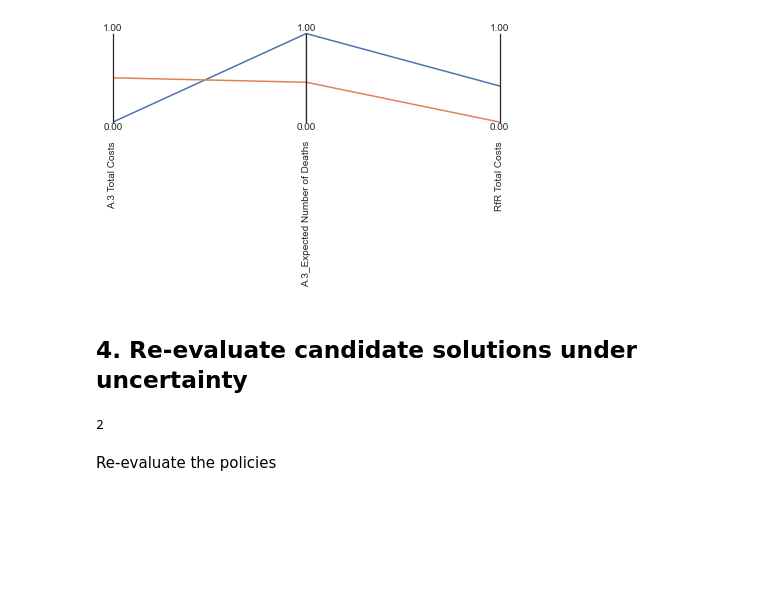
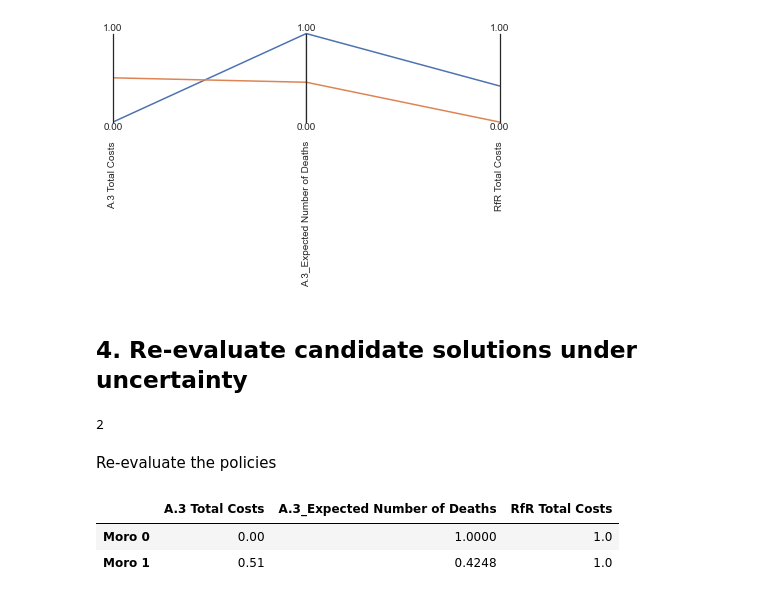
Before and after one commit to EwoutH/modelbased-g13, a Jupyter notebook: MORO robustness optimization.ipynb, the cells around one changed output. Cells and saved outputs as stored; diff of their text form; code cells hidden in the pictures; blank space fills up the shorter version.

```diff
--- a/MORO robustness optimization.ipynb
+++ b/MORO robustness optimization.ipynb
@@ -404,7 +414,6 @@ else:
     # we have to change the plausible max for total investment costs
     convergence = [EpsilonProgress()]
 
-    epsilons=[0.025]*len(robustnes_functions)  #final value of epsilon should be much lower.Just for experiment purposes is 1
     with MultiprocessingEvaluator(model, n_processes=14) as evaluator:
         results4 = evaluator.robust_optimize(robustnes_functions, scenarios, nfe=nfe, convergence=convergence, epsilons=epsilons, convergence_freq=25, logging_freq=1)
     # Save results in Pickle file
@@ -467,6 +478,28 @@ else:
 #end = time.time()
 
 #print('Processing time:',(end-start)/60,'Minutes')
+# %%
+experiments, outcomes = results5
+
+overall_robustness = {}
+plot_outcomes = {o:v for o,v in outcomes.items() if o in robustness_funcs.keys()}
+
+for policy in np.unique(experiments['policy']):
+    policy_robustness = {}
+
+    logical = experiments['policy'] == policy
+
+    for outcome, values in outcomes.items():
+        if outcome in robustness_funcs.keys():
+            values = values[logical]
+            policy_robustness[outcome] = robustness_funcs[outcome](values)
+        overall_robustness[policy] = policy_robustness
+overall_robustness = pd.DataFrame.from_dict(overall_robustness).T
+overall_robustness
+# %% [output]
+|  | A.3 Total Costs | A.3_Expected Number of Deaths | RfR Total Costs |
+| Moro 0 | 0.00 | 1.0000 | 1.0 |
+| Moro 1 | 0.51 | 0.4248 | 1.0 |
 # %%
 data = overall_robustness.loc[:, [o.name for o in robustnes_functions]]
 limits = parcoords.get_limits(data)
```
Also changed, not shown: parts of 12 cells of this notebook.
